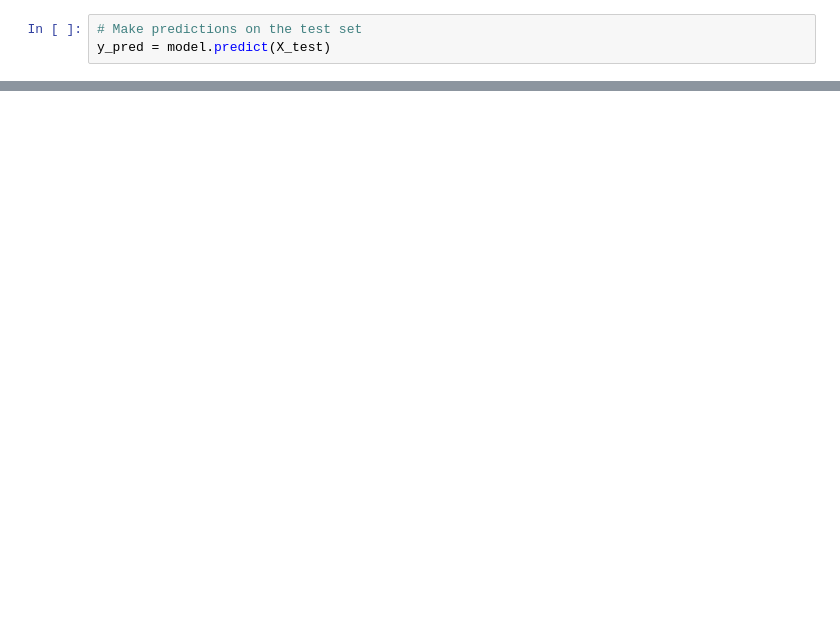
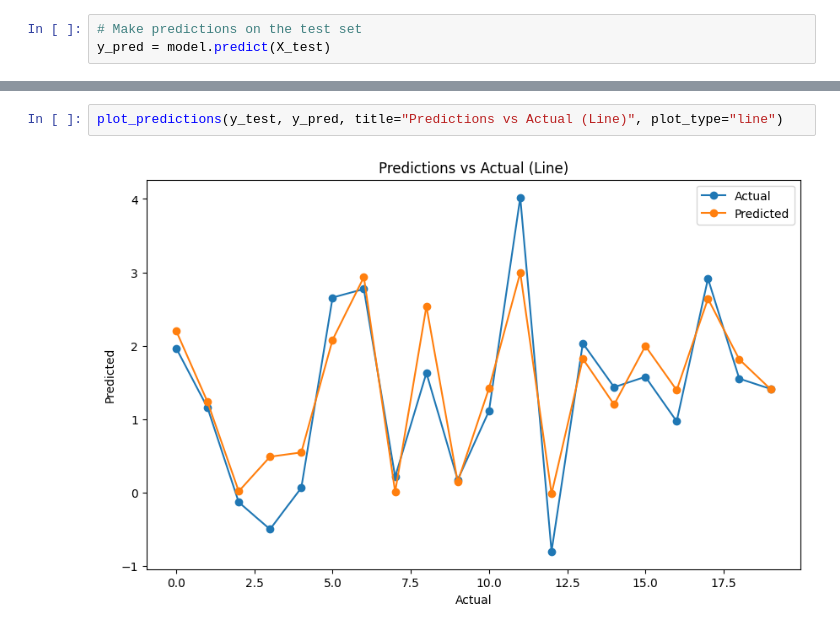
Before and after one commit to RayFrightener/ml_automation, a Jupyter notebook: model_eval_test.ipynb, the cells around one changed output, grey strips where cells are left out. Drawn from its saved outputs; the diff is of its cells as text; blank space fills up the shorter version.

```diff
--- a/model_eval_test.ipynb
+++ b/model_eval_test.ipynb
@@ -32,0 +58,4 @@ plot_predictions(y_test, y_pred, title="Predictions vs Actual (Synthetic Data)")
+# %%
+plot_predictions(y_test, y_pred, title="Predictions vs Actual (Line)", plot_type="line")
+# %% [output]
+[figure, added]
```
Also changed, not shown: parts of 5 cells of this notebook, 2 other files.
